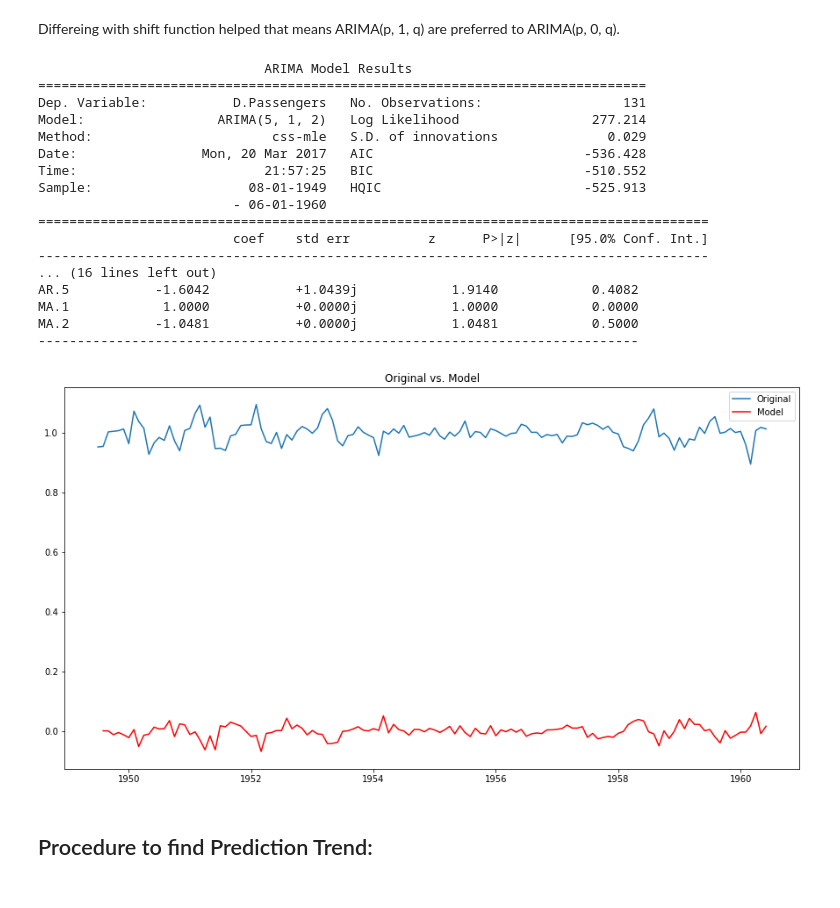
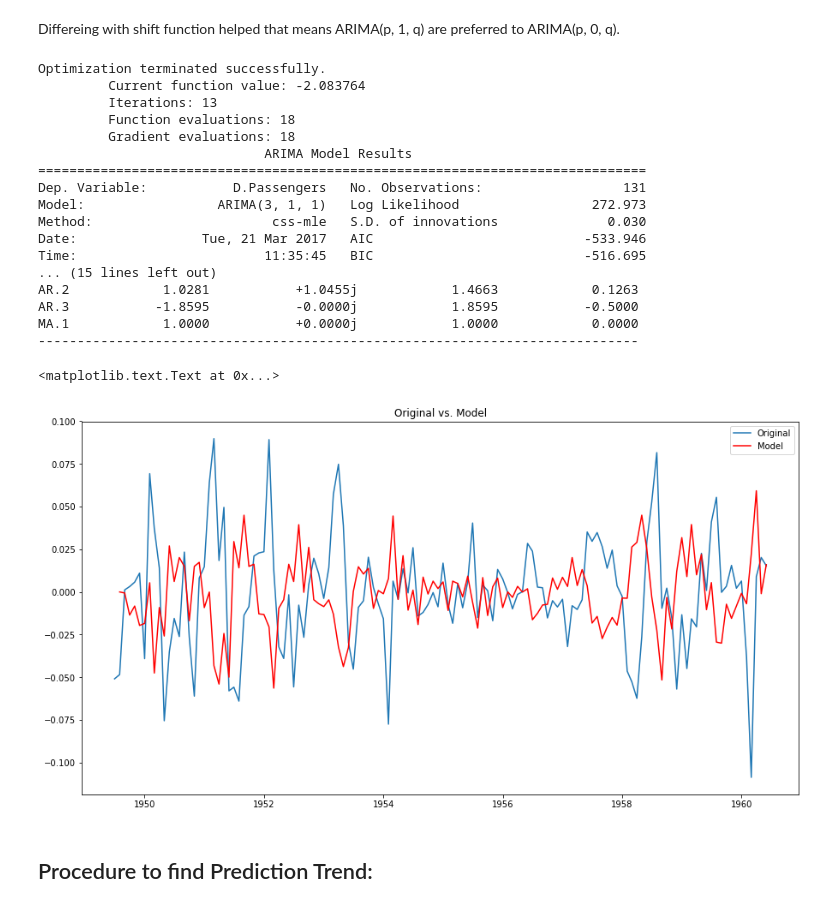
Before and after one commit to RostamGolesorkh/time-series-forecasting, a Jupyter notebook: python/TimeSeriesForcastingCaseStudy01.ipynb, the cells around one changed output. Saved outputs shown, nothing was run; the diff lists cells and outputs as text; code cells hidden in the pictures.

```diff
--- a/python/TimeSeriesForcastingCaseStudy01.ipynb
+++ b/python/TimeSeriesForcastingCaseStudy01.ipynb
@@ -122,7 +119,7 @@ from dateutil.relativedelta import relativedelta
 
 start = datetime.datetime.strptime("1949-01-01", "%Y-%m-%d")
 
-date_list = [start + relativedelta(months = x) for x in range(0, 144)]
+date_list = [start + relativedelta(months = x) for x in range(0, len(df))]
 df['index'] = date_list
 df.set_index(['index'], inplace = True)
 df.index.name = None
@@ -144,0 +144,3 @@ ts.plot(figsize = (15, 8), title = 'No. Passengers', fontsize = 14)
+# %%
+logts = np.log(ts)
+logts.plot(figsize = (15, 8), title = 'No. Passengers', fontsize = 14)
@@ -171,6 +176,6 @@ plotACFandPACF(ts)
 # %% [markdown]
 There is a pattern in the Autocorrelation plot which means again this time series is not stationary.
 # %%
-d1 = decomposSeasonality(ts)
+d1 = decomposSeasonality(logts)
 # %% [output]
 <matplotlib.figure.Figure at 0x...>
@@ -236,36 +241,36 @@ Differeing with shift function helped that means ARIMA(p, 1, q) are preferred to
 # %%
 from statsmodels.tsa.arima_model import ARIMA
 
-model_d2 = ARIMA(d2_resid, order = (5, 1, 2))
-result_d2 = model_d2.fit(disp = -1)
-print result_d2.summary()
+model_d1 = ARIMA(d1_resid, order = (3, 1, 1))
+result_d1 = model_d1.fit(solver = 'bfgs', maxiter = 10000, method = "css-mle")
+print result_d1.summary()
 # %% [output]
+Optimization terminated successfully.
+         Current function value: -2.083764
+         Iterations: 13
+         Function evaluations: 18
+         Gradient evaluations: 18
                              ARIMA Model Results
 ==============================================================================
 Dep. Variable:           D.Passengers   No. Observations:                  131
-Model:                 ARIMA(5, 1, 2)   Log Likelihood                 277.214
-Method:                       css-mle   S.D. of innovations              0.029
-Date:                Mon, 20 Mar 2017   AIC                           -536.428
-Time:                        21:57:25   BIC                           -510.552
-Sample:                    08-01-1949   HQIC                          -525.913
-                         - 06-01-1960
-======================================================================================
-                         coef    std err          z      P>|z|      [95.0% Conf. Int.]
---------------------------------------------------------------------------------------
-... (16 lines left out)
-AR.5           -1.6042           +1.0439j            1.9140            0.4082
+Model:                 ARIMA(3, 1, 1)   Log Likelihood                 272.973
+Method:                       css-mle   S.D. of innovations              0.030
+Date:                Tue, 21 Mar 2017   AIC                           -533.946
+Time:                        11:35:45   BIC                           -516.695
+... (15 lines left out)
+AR.2            1.0281           +1.0455j            1.4663            0.1263
+AR.3           -1.8595           -0.0000j            1.8595           -0.5000
 MA.1            1.0000           +0.0000j            1.0000            0.0000
-MA.2           -1.0481           +0.0000j            1.0481            0.5000
 -----------------------------------------------------------------------------
 # %%
 fig = plt.figure(figsize = (15, 8))
-plt.plot(d2_resid, label = 'Original')
-plt.plot(result_d2.fittedvalues, color = 'red', label = 'Model')
+plt.plot(d1_resid, label = 'Original')
+plt.plot(result_d1.fittedvalues, color = 'red', label = 'Model')
 plt.legend(loc = 'best')
 plt.title('Original vs. Model')
-plt.show()
 # %% [output]
+<matplotlib.text.Text at 0x...>
-[figure, old version]
+[figure, new version]
 # %% [markdown]
 ## Procedure to find Prediction Trend:
 # %%
```
Also changed, not shown: parts of 25 cells of this notebook, 3 other files.
